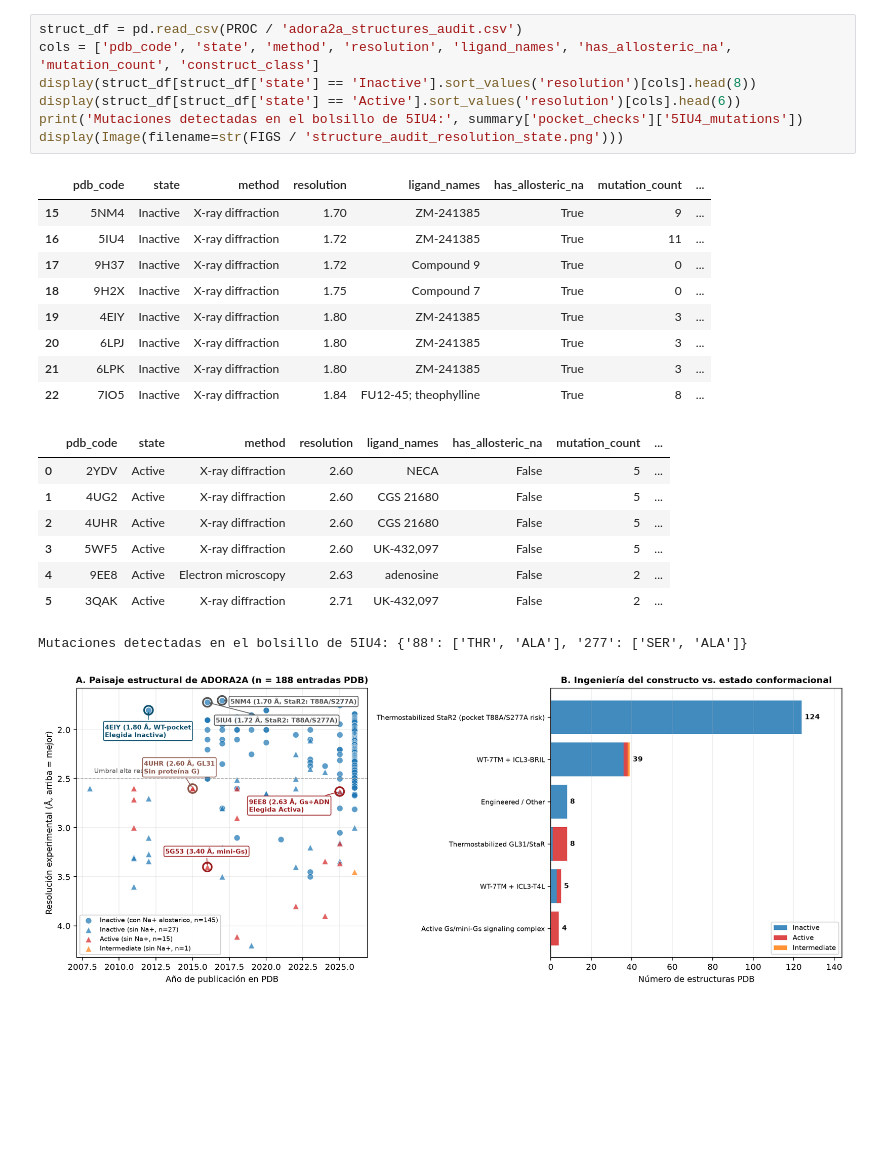
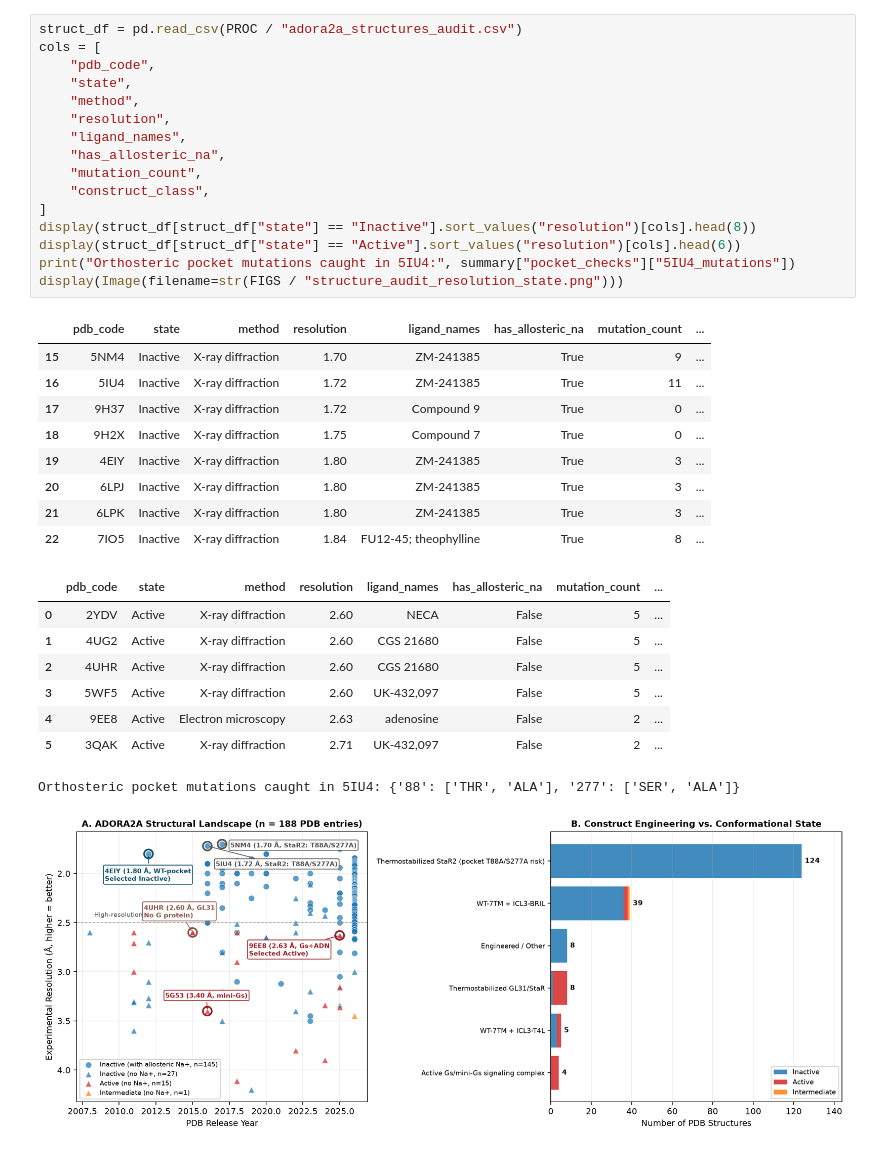
Before and after one commit to JorgePardos/ADORA2A, a Jupyter notebook: notebooks/01_adora2a_retrospective_audit.ipynb, the cells around one changed output. Drawn from its saved outputs; the diff is of its cells as text; blank space fills up the shorter version.

```diff
--- a/notebooks/01_adora2a_retrospective_audit.ipynb
+++ b/notebooks/01_adora2a_retrospective_audit.ipynb
@@ -30,26 +30,35 @@ Inspeccionamos las estructuras inactivas de mayor resolución y comprobamos cóm
 # %%
-struct_df = pd.read_csv(PROC / 'adora2a_structures_audit.csv')
-cols = ['pdb_code', 'state', 'method', 'resolution', 'ligand_names', 'has_allosteric_na', 'mutation_count', 'construct_class']
-display(struct_df[struct_df['state'] == 'Inactive'].sort_values('resolution')[cols].head(8))
-display(struct_df[struct_df['state'] == 'Active'].sort_values('resolution')[cols].head(6))
-print('Mutaciones detectadas en el bolsillo de 5IU4:', summary['pocket_checks']['5IU4_mutations'])
-display(Image(filename=str(FIGS / 'structure_audit_resolution_state.png')))
+struct_df = pd.read_csv(PROC / "adora2a_structures_audit.csv")
+cols = [
+    "pdb_code",
+    "state",
+    "method",
+    "resolution",
+    "ligand_names",
+    "has_allosteric_na",
+    "mutation_count",
+    "construct_class",
+]
+display(struct_df[struct_df["state"] == "Inactive"].sort_values("resolution")[cols].head(8))
+display(struct_df[struct_df["state"] == "Active"].sort_values("resolution")[cols].head(6))
+print("Orthosteric pocket mutations caught in 5IU4:", summary["pocket_checks"]["5IU4_mutations"])
+display(Image(filename=str(FIGS / "structure_audit_resolution_state.png")))
 # %% [output]
 |  | pdb_code | state | method | resolution | ligand_names | has_allosteric_na | mutation_count | ... |
 | 15 | 5NM4 | Inactive | X-ray diffraction | 1.70 | ZM-241385 | True | 9 | ... |
 | 16 | 5IU4 | Inactive | X-ray diffraction | 1.72 | ZM-241385 | True | 11 | ... |
 | 17 | 9H37 | Inactive | X-ray diffraction | 1.72 | Compound 9 | True | 0 | ... |
 | 18 | 9H2X | Inactive | X-ray diffraction | 1.75 | Compound 7 | True | 0 | ... |
 | 19 | 4EIY | Inactive | X-ray diffraction | 1.80 | ZM-241385 | True | 3 | ... |
 | 20 | 6LPJ | Inactive | X-ray diffraction | 1.80 | ZM-241385 | True | 3 | ... |
 | 21 | 6LPK | Inactive | X-ray diffraction | 1.80 | ZM-241385 | True | 3 | ... |
 | 22 | 7IO5 | Inactive | X-ray diffraction | 1.84 | FU12-45; theophylline | True | 8 | ... |
 |  | pdb_code | state | method | resolution | ligand_names | has_allosteric_na | mutation_count | ... |
 | 0 | 2YDV | Active | X-ray diffraction | 2.60 | NECA | False | 5 | ... |
 | 1 | 4UG2 | Active | X-ray diffraction | 2.60 | CGS 21680 | False | 5 | ... |
 | 2 | 4UHR | Active | X-ray diffraction | 2.60 | CGS 21680 | False | 5 | ... |
 | 3 | 5WF5 | Active | X-ray diffraction | 2.60 | UK-432,097 | False | 5 | ... |
 | 4 | 9EE8 | Active | Electron microscopy | 2.63 | adenosine | False | 2 | ... |
 | 5 | 3QAK | Active | X-ray diffraction | 2.71 | UK-432,097 | False | 2 | ... |
-Mutaciones detectadas en el bolsillo de 5IU4: {'88': ['THR', 'ALA'], '277': ['SER', 'ALA']}
+Orthosteric pocket mutations caught in 5IU4: {'88': ['THR', 'ALA'], '277': ['SER', 'ALA']}
-[figure, old version]
+[figure, new version]
```
Also changed, not shown: parts of 14 cells of this notebook, 14 other files.
